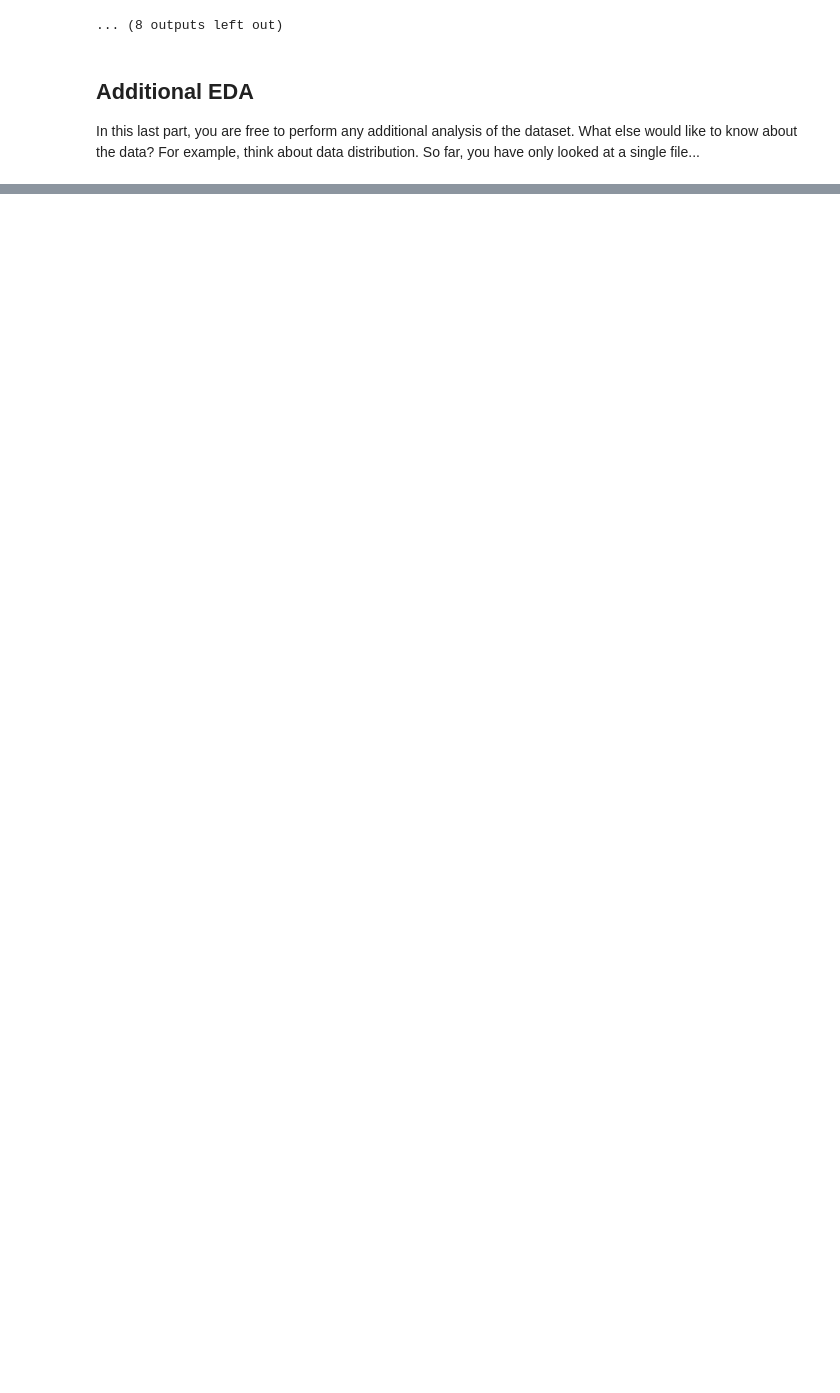
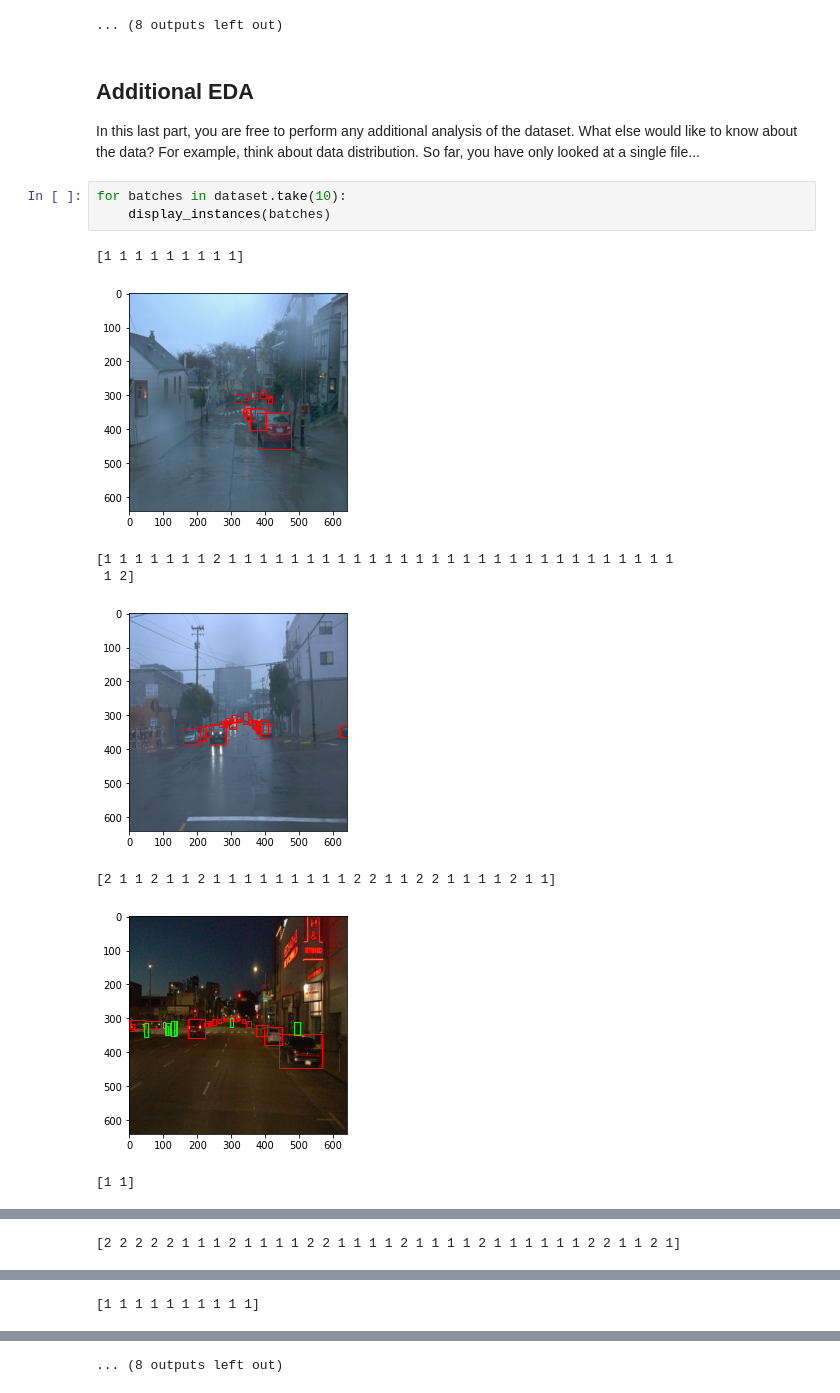
Before and after one commit to ealgorri/ObjectDetectionUrbanEnvironment, a Jupyter notebook: Exploratory Data Analysis.ipynb, the cells around one changed output, grey strips where cells are left out. Cells and saved outputs as stored; diff of their text form; blank space fills up the shorter version.

```diff
--- a/Exploratory Data Analysis.ipynb
+++ b/Exploratory Data Analysis.ipynb
@@ -81,3 +83,15 @@ for batches in dataset.take(10):
 
 In this last part, you are free to perform any additional analysis of the dataset. What else would like to know about the data?
 For example, think about data distribution. So far, you have only looked at a single file...
+# %%
+for batches in dataset.take(10):
+    display_instances(batches)
+# %% [output]
+[1 1 1 1 1 1 1 1 1]
+[figure, added]
+[1 1 1 1 1 1 1 2 1 1 1 1 1 1 1 1 1 1 1 1 1 1 1 1 1 1 1 1 1 1 1 1 1 1 1 1 1
+ 1 2]
+[figure, added]
+[2 1 1 2 1 1 2 1 1 1 1 1 1 1 1 1 2 2 1 1 2 2 1 1 1 1 2 1 1]
+[figure, added]
+[1 1]
@@ -83,0 +99 @@ For example, think about data distribution. So far, you have only looked at a si
+[2 2 2 2 2 1 1 1 2 1 1 1 1 2 2 1 1 1 1 2 1 1 1 1 2 1 1 1 1 1 1 2 2 1 1 2 1]
@@ -83,0 +101 @@ For example, think about data distribution. So far, you have only looked at a si
+[1 1 1 1 1 1 1 1 1 1]
@@ -83,0 +103 @@ For example, think about data distribution. So far, you have only looked at a si
+... (8 outputs left out)
```
Also changed, not shown: parts of 2 cells of this notebook.
